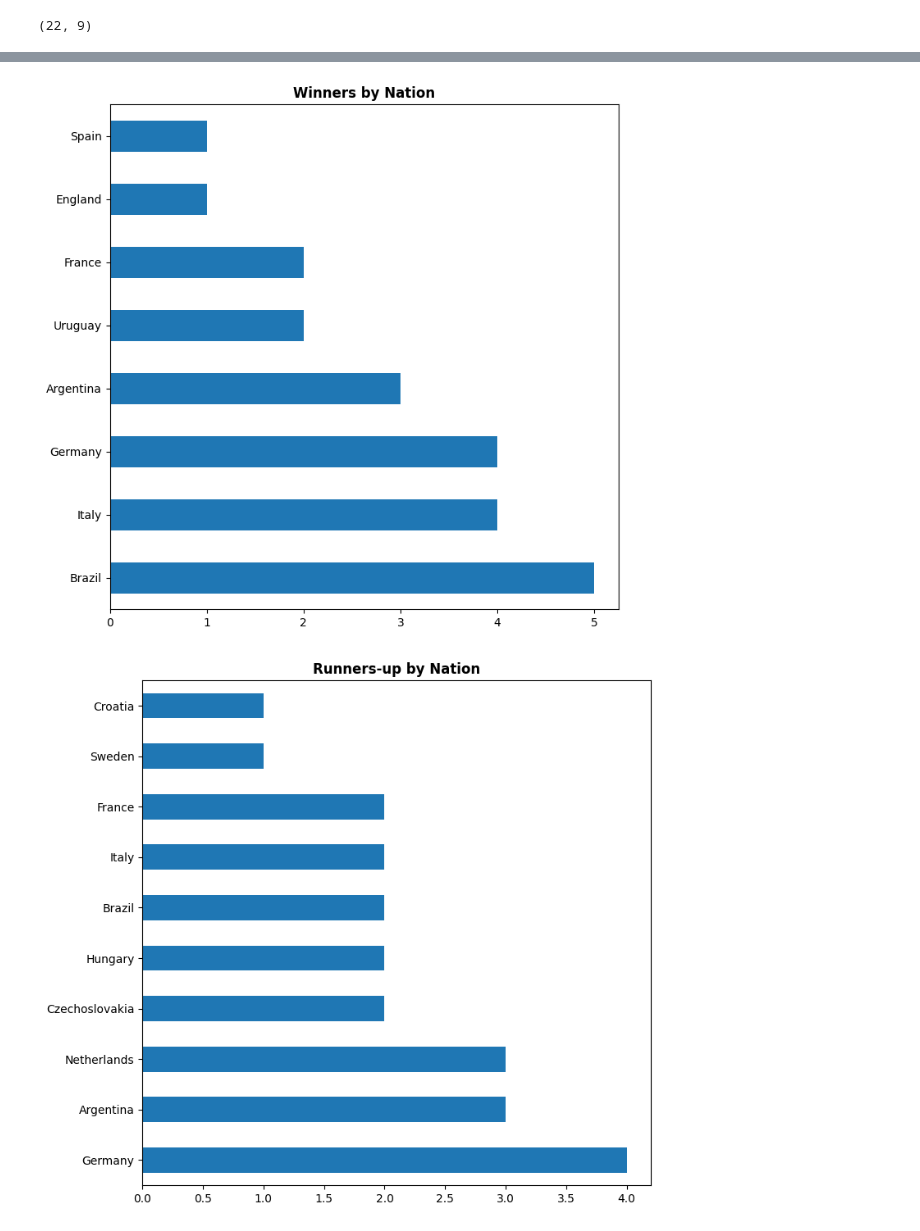
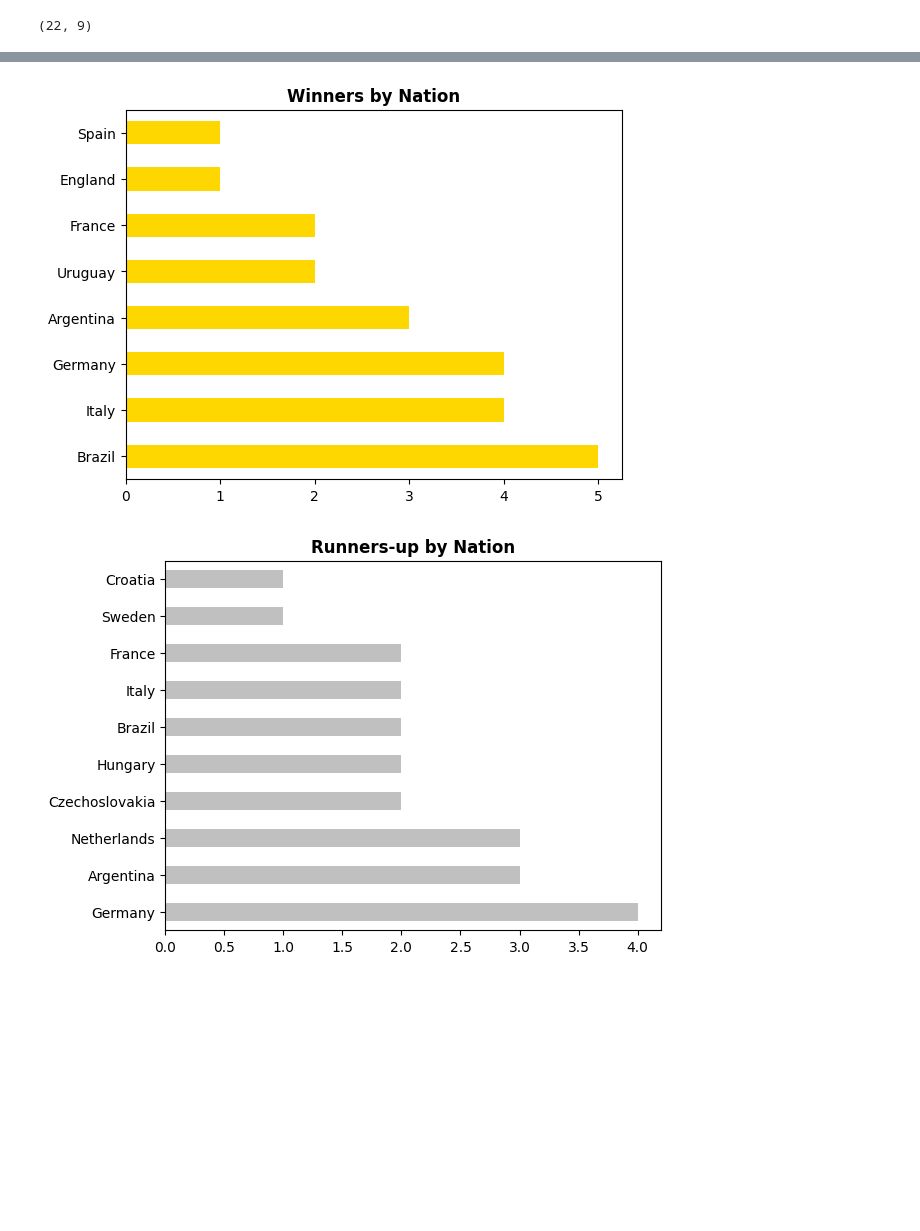
Before and after one commit to guilhermelaviola/SoccerCompetitionsStudy, a Jupyter notebook: FIFAWorldCupStudy.ipynb, the cells around one changed output, grey strips where cells are left out. Drawn from its saved outputs; the diff is of its cells as text; code cells hidden in the pictures; blank space fills up the shorter version.

Commit message:
I updated the chart colors.

```diff
--- a/FIFAWorldCupStudy.ipynb
+++ b/FIFAWorldCupStudy.ipynb
@@ -50,21 +50,21 @@ memory usage: 1.7+ KB
 # %%
 # Displaying number of titles by nation:
 wc.groupby('Year').first()['Winners'].value_counts().plot(kind = 'barh',
-                                                                     figsize = (8, 8))
+                                                          color = 'gold')
 plt.ylabel(None)
 plt.title('Winners by Nation', fontweight = 'bold')
 plt.show()
 # %% [output]
-[figure, old version]
+[figure, new version]
 # %%
 # Displaying number of runenrs-up by nation:
 wc.groupby('Year').first()['Runners-up'].value_counts().plot(kind = 'barh',
-                                                                     figsize = (8, 8))
+                                                             color = 'silver')
 plt.ylabel(None)
 plt.title('Runners-up by Nation', fontweight = 'bold')
 plt.show()
 # %% [output]
-[figure, old version]
+[figure, new version]
 # %%
 # Displaying the attendances by year:
 plt.title('Attendances by Year', fontweight = 'bold')
```
Also changed, not shown: parts of 2 cells of this notebook.
